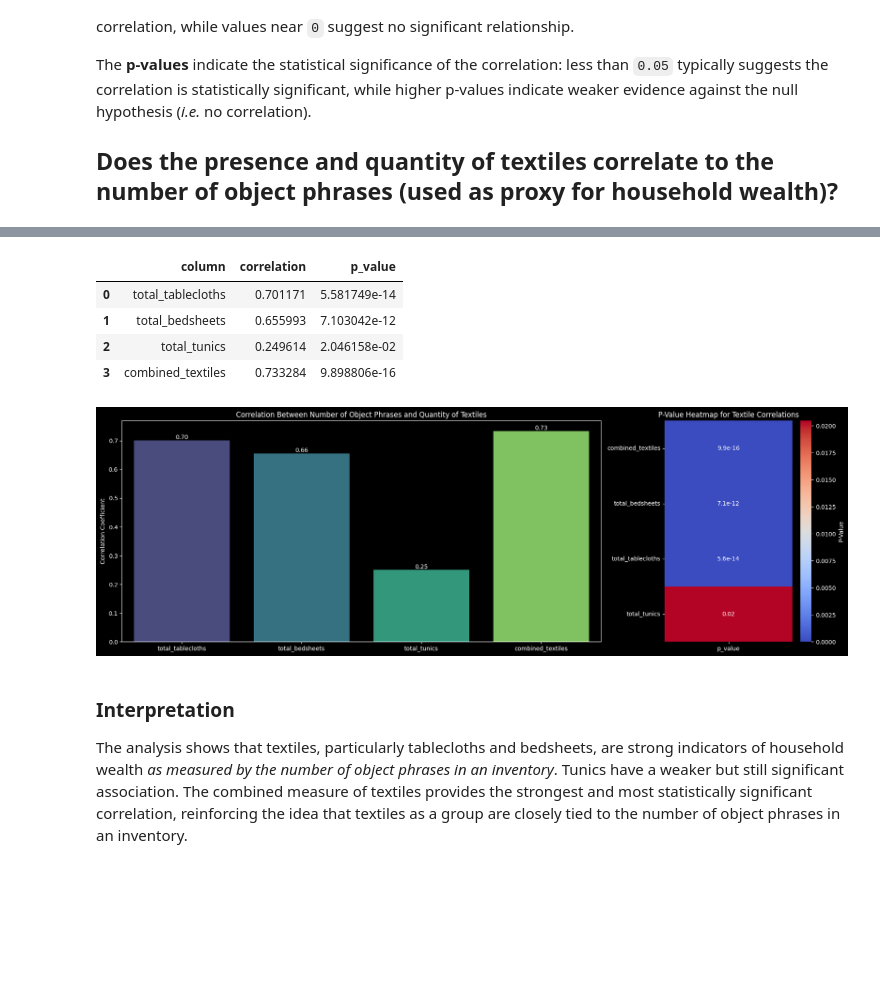
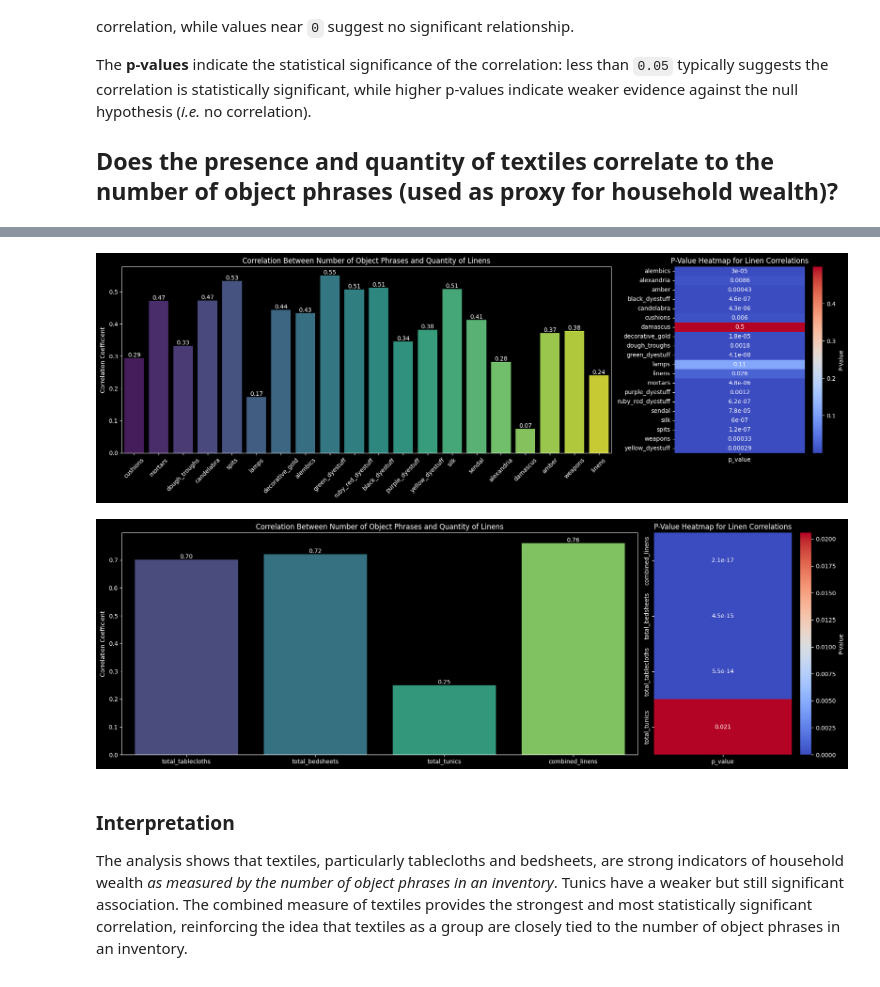
Before and after one commit to gpizzorno/marseille-luxury-objects, a Jupyter notebook: luxury-items.ipynb, the cells around one changed output, grey strips where cells are left out. Saved outputs shown, nothing was run; the diff lists cells and outputs as text; code cells hidden in the pictures; blank space fills up the shorter version.

```diff
--- a/luxury-items.ipynb
+++ b/luxury-items.ipynb
@@ -168,3 +353,41 @@ The **p-values** indicate the statistical significance of the correlation: less
+# %%
+# Calculate correlation coefficients and p-values for total_tablecloths, total_bedsheets, and total_tunics
+columns_to_analyze = object_cols
+correlation_results = []
+
+# Individual correlations
+for col in columns_to_analyze:
+    corr, p_value = pearsonr(df[col], df['object_phrases'])
+    correlation_results.append({'column': col, 'correlation': corr, 'p_value': p_value})
+
+# Convert results to DataFrame
+correlation_df = pd.DataFrame(correlation_results)
+
+# Visualize correlation results
+fig, (ax1, ax2) = plt.subplots(ncols=2, figsize=(18, 6), width_ratios=[3, 1])
+sns.barplot(data=correlation_df, x='column', y='correlation', palette='viridis', ci='sd', ax=ax1)
+
+for index, row in correlation_df.iterrows():
+    ax1.text(index, row['correlation'], f'{row["correlation"]:.2f}', ha='center', va='bottom')
+
+ax1.set_title('Correlation Between Number of Object Phrases and Quantity of Linens')
+ax1.set_ylabel('Correlation Coefficient')
+ax1.set_xlabel(None)
+ax1.set_xticklabels(correlation_df['column'], rotation=45)
+sns.heatmap(
+    correlation_df.pivot_table(index='column', values='p_value'),
+    annot=True,
+    cmap='coolwarm',
+    cbar_kws={'label': 'P-Value'},
+    ax=ax2,
+)
+ax2.set_title('P-Value Heatmap for Linen Correlations')
+ax2.set_xlabel(None)
+ax2.set_ylabel(None)
+plt.tight_layout()
+plt.show()
+# %% [output]
+[figure, added]
 # %%
 # Calculate correlation coefficients and p-values for total_tablecloths, total_bedsheets, and total_tunics
 columns_to_analyze = ['total_tablecloths', 'total_bedsheets', 'total_tunics']
@@ -175,47 +398,39 @@ for col in columns_to_analyze:
     corr, p_value = pearsonr(df[col], df['object_phrases'])
     correlation_results.append({'column': col, 'correlation': corr, 'p_value': p_value})
 
 # Combined correlation (sum of the three columns)
-df['combined_textiles'] = df['total_tablecloths'] + df['total_bedsheets'] + df['total_tunics']
-corr, p_value = pearsonr(df['combined_textiles'], df['object_phrases'])
-correlation_results.append({'column': 'combined_textiles', 'correlation': corr, 'p_value': p_value})
+df['combined_linens'] = df['total_tablecloths'] + df['total_bedsheets'] + df['total_tunics']
+corr, p_value = pearsonr(df['combined_linens'], df['object_phrases'])
+correlation_results.append({'column': 'combined_linens', 'correlation': corr, 'p_value': p_value})
 
 # Convert results to DataFrame
 correlation_df = pd.DataFrame(correlation_results)
-
-# Display correlation results
-display(correlation_df)
 
 # Visualize correlation results
 fig, (ax1, ax2) = plt.subplots(ncols=2, figsize=(18, 6), width_ratios=[3, 1])
 sns.barplot(data=correlation_df, x='column', y='correlation', palette='viridis', ci='sd', ax=ax1)
 
 for index, row in correlation_df.iterrows():
     ax1.text(index, row['correlation'], f'{row["correlation"]:.2f}', ha='center', va='bottom')
 
-ax1.set_title('Correlation Between Number of Object Phrases and Quantity of Textiles')
+ax1.set_title('Correlation Between Number of Object Phrases and Quantity of Linens')
 ax1.set_ylabel('Correlation Coefficient')
 ax1.set_xlabel(None)
 ax1.set_xticklabels(correlation_df['column'])
 sns.heatmap(
     correlation_df.pivot_table(index='column', values='p_value'),
     annot=True,
     cmap='coolwarm',
     cbar_kws={'label': 'P-Value'},
     ax=ax2,
 )
-ax2.set_title('P-Value Heatmap for Textile Correlations')
+ax2.set_title('P-Value Heatmap for Linen Correlations')
 ax2.set_xlabel(None)
 ax2.set_ylabel(None)
 plt.tight_layout()
 plt.show()
 # %% [output]
-|  | column | correlation | p_value |
-| 0 | total_tablecloths | 0.701171 | 5.581749e-14 |
-| 1 | total_bedsheets | 0.655993 | 7.103042e-12 |
-| 2 | total_tunics | 0.249614 | 2.046158e-02 |
-| 3 | combined_textiles | 0.733284 | 9.898806e-16 |
-[figure, old version]
+[figure, new version]
 # %% [markdown]
 ### Interpretation
 
```
Also changed, not shown: parts of 18 cells of this notebook.
